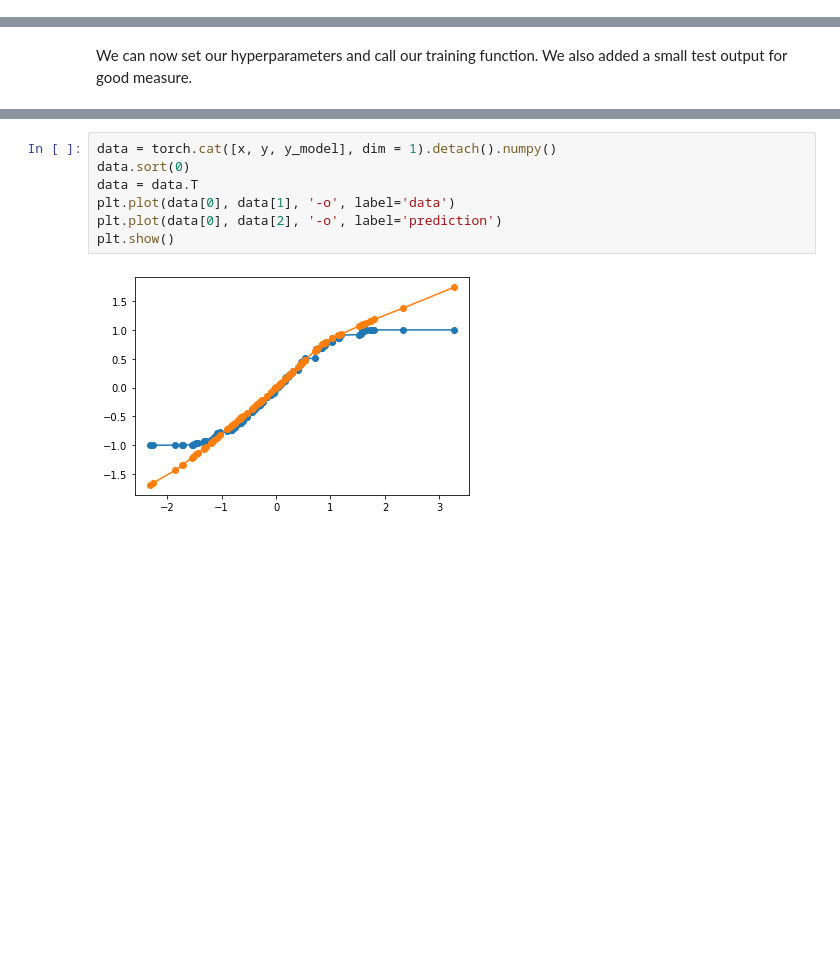
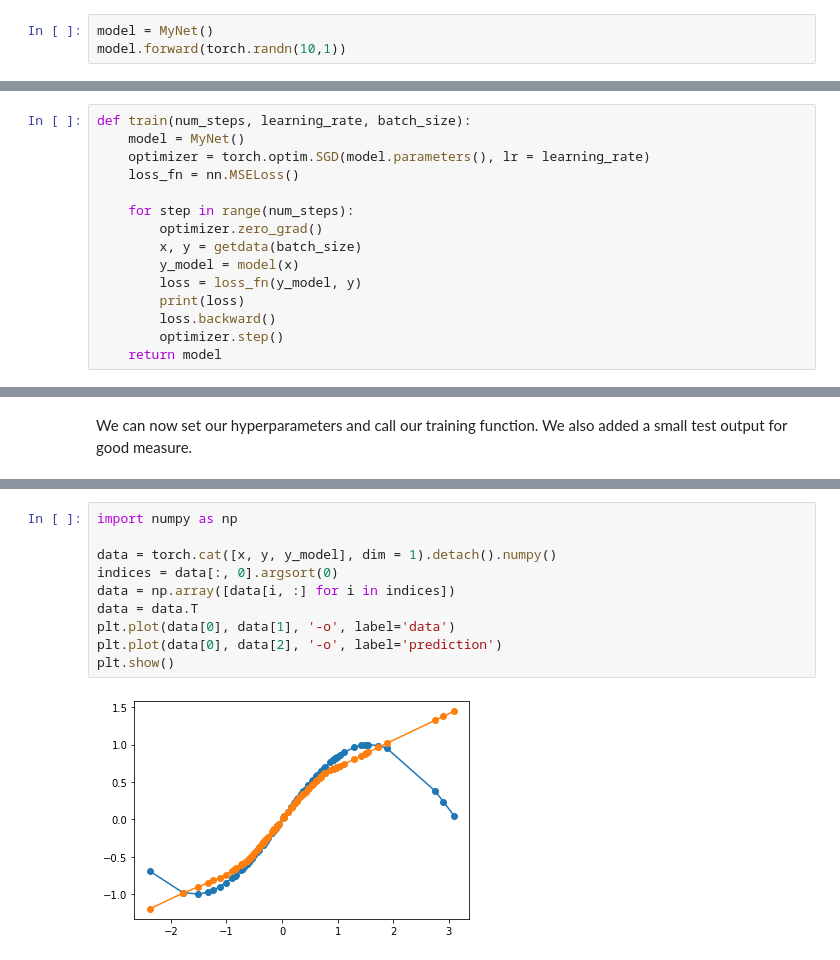
Before and after one commit to Christian-Hirsch/Space_Invaders, a Jupyter notebook: notebooks/pytorchIntro.ipynb, the cells around one changed output, grey strips where cells are left out. Saved outputs shown, nothing was run; the diff lists cells and outputs as text; blank space fills up the shorter version.

```diff
--- a/notebooks/pytorchIntro.ipynb
+++ b/notebooks/pytorchIntro.ipynb
@@ -70,3 +75,6 @@ class MyNet(nn.Module):
 Now comes the heart of our little program - the training loop.
 For this we first need to choose an optimizing strategy and a loss function (here SGD and L1).
 And this is what it looks like:
+# %%
+model = MyNet()
+model.forward(torch.randn(10,1))
@@ -73,3 +92,18 @@ And this is what it looks like:
+# %%
+def train(num_steps, learning_rate, batch_size):
+    model = MyNet()
+    optimizer = torch.optim.SGD(model.parameters(), lr = learning_rate)
+    loss_fn = nn.MSELoss()
+
+    for step in range(num_steps):
+        optimizer.zero_grad()
+        x, y = getdata(batch_size)
+        y_model = model(x)
+        loss = loss_fn(y_model, y)
+        print(loss)
+        loss.backward()
+        optimizer.step()
+    return model
 # %%
 def train(num_steps, learning_rate, batch_size):
     model = MyNet()
@@ -140,9 +174,12 @@ Average loss is 0.10020402818918228.
 # %%
+import numpy as np
+
 data = torch.cat([x, y, y_model], dim = 1).detach().numpy()
-data.sort(0)
+indices = data[:, 0].argsort(0)
+data = np.array([data[i, :] for i in indices])
 data = data.T
 plt.plot(data[0], data[1], '-o', label='data')
 plt.plot(data[0], data[2], '-o', label='prediction')
 plt.show()
 # %% [output]
-[figure, old version]
+[figure, new version]
```
Also changed, not shown: parts of 4 cells of this notebook, 1 other file.
